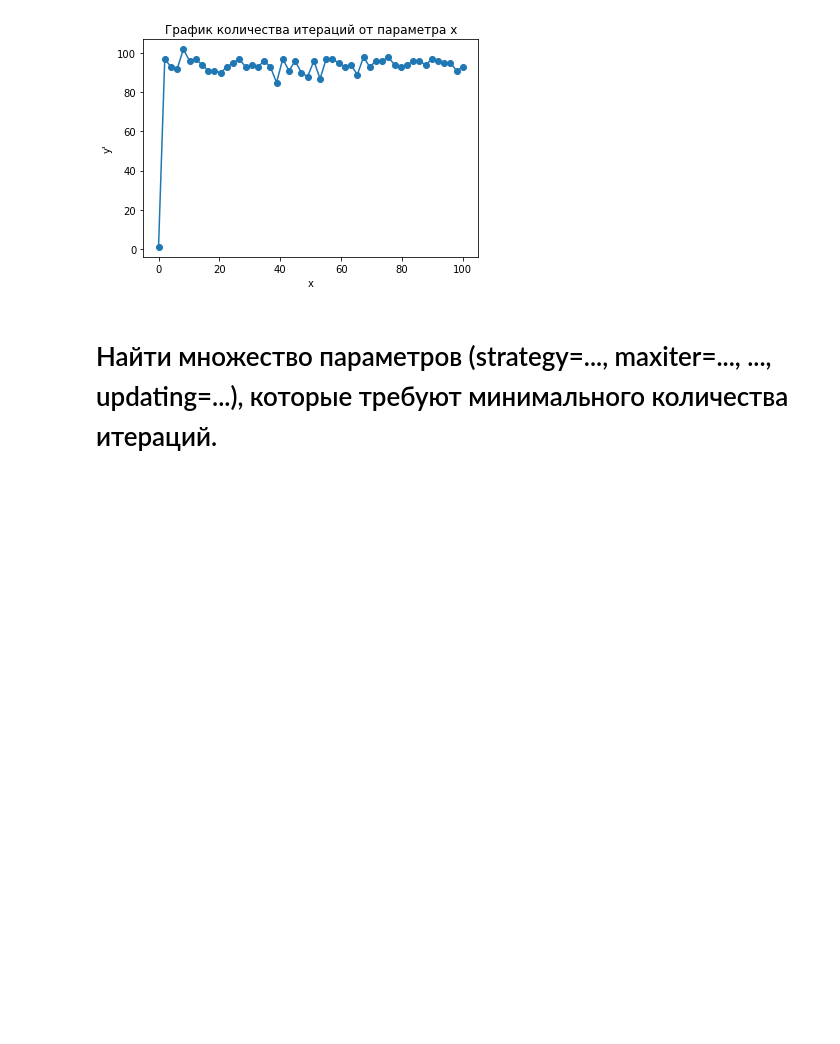
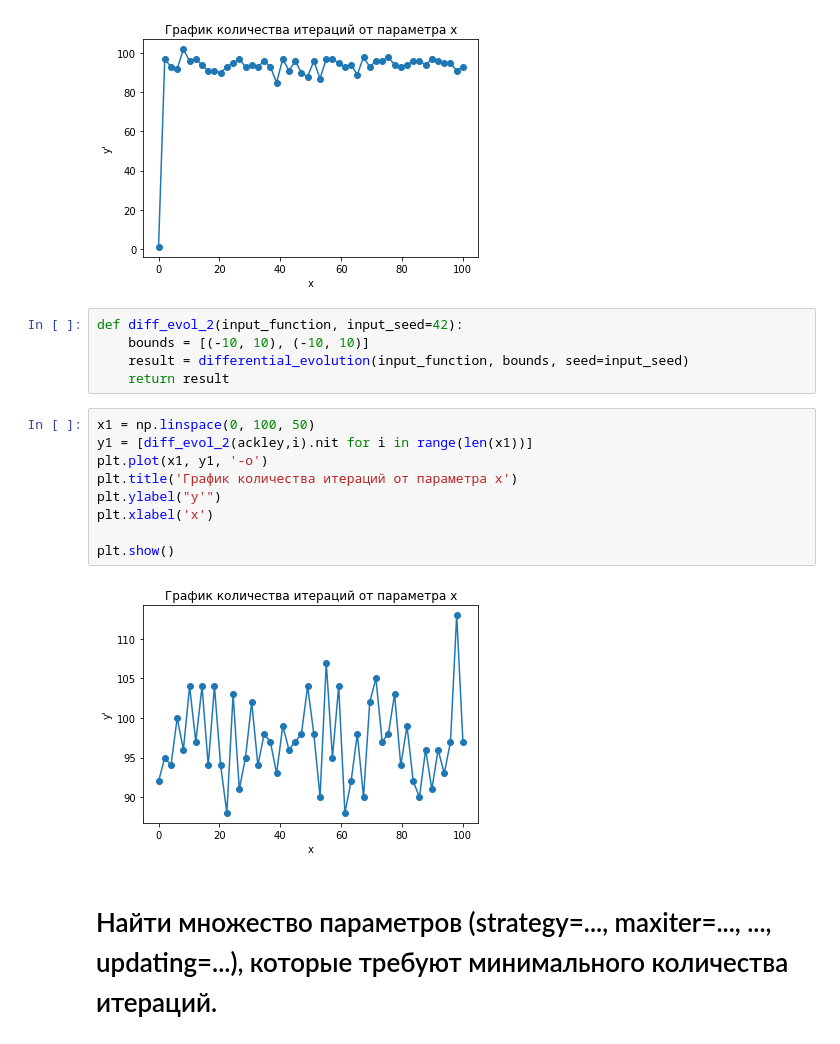
Before and after one commit to HeliosBI/MDSHW6, a Jupyter notebook: homework-6.ipynb, the cells around one changed output. Saved outputs shown, nothing was run; the diff lists cells and outputs as text; blank space fills up the shorter version.

Commit message:
plot chard with diff seed

```diff
--- a/homework-6.ipynb
+++ b/homework-6.ipynb
@@ -74,6 +74,22 @@ plt.xlabel('x')
 plt.show()
 # %% [output]
 [figure]
+# %%
+def diff_evol_2(input_function, input_seed=42):
+    bounds = [(-10, 10), (-10, 10)]
+    result = differential_evolution(input_function, bounds, seed=input_seed)
+    return result
+# %%
+x1 = np.linspace(0, 100, 50)
+y1 = [diff_evol_2(ackley,i).nit for i in range(len(x1))]
+plt.plot(x1, y1, '-o')
+plt.title('График количества итераций от параметра x')
+plt.ylabel("y'")
+plt.xlabel('x')
+
+plt.show()
+# %% [output]
+[figure, added]
 # %% [markdown]
 # Найти множество параметров (strategy=..., maxiter=..., ..., updating=...), которые требуют минимального количества итераций.
 # %%
```
